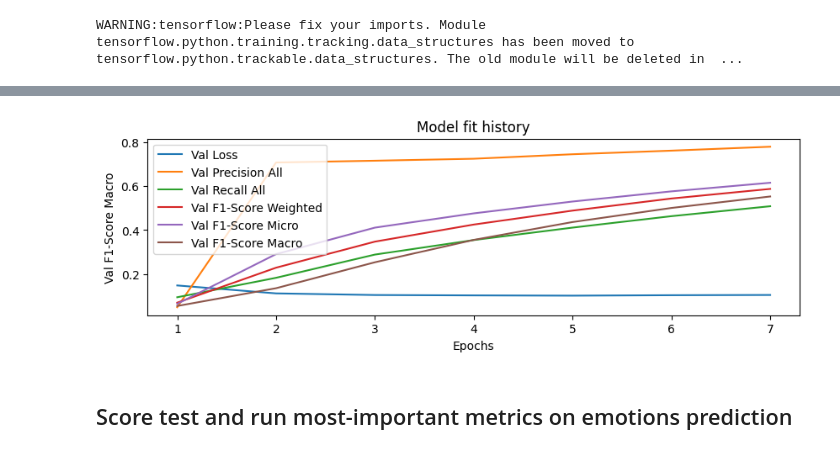
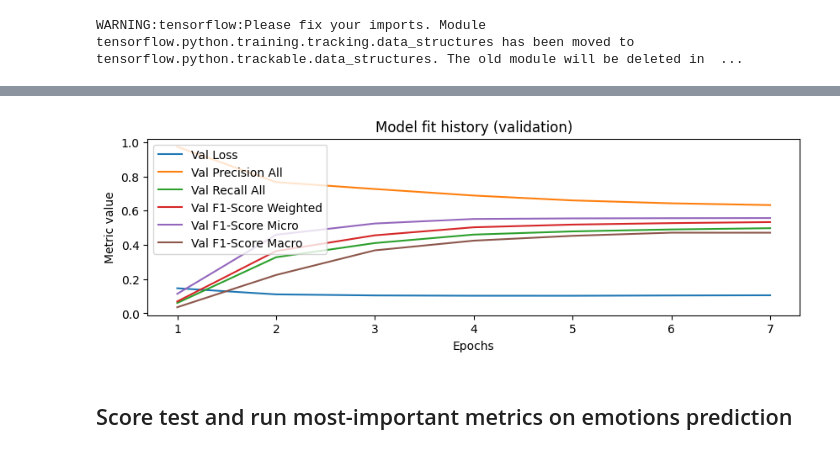
Before and after one commit to Shoomaher/sentiment-analysis, a Jupyter notebook: bert_model_v0.7.1.ipynb, the cells around one changed output, grey strips where cells are left out. Cells and saved outputs as stored; diff of their text form; code cells hidden in the pictures.

```diff
--- a/bert_model_v0.7.1.ipynb
+++ b/bert_model_v0.7.1.ipynb
@@ -130,16 +144,15 @@ f1_score_macro@0.5/all        0.51284
 # %%
-stats = history.history
-stats_plots = {
+val_stats = {
     'Val Loss': stats['val_loss'],
-    'Val Precision All': stats['precision@0.5/all'],
-    'Val Recall All': stats['recall@0.5/all'],
-    'Val F1-Score Weighted': stats['f1_score@0.5/all'],
-    'Val F1-Score Micro': stats['f1_score_micro@0.5/all'],
-    'Val F1-Score Macro': stats['f1_score_macro@0.5/all'],
+    'Val Precision All': stats['val_precision@0.5/all'],
+    'Val Recall All': stats['val_recall@0.5/all'],
+    'Val F1-Score Weighted': stats['val_f1_score@0.5/all'],
+    'Val F1-Score Micro': stats['val_f1_score_micro@0.5/all'],
+    'Val F1-Score Macro': stats['val_f1_score_macro@0.5/all'],
 }
-utils.plot_history(stats_plots)
+utils.plot_history(val_stats, title='Model fit history (validation)')
 # %% [output]
-[figure, old version]
+[figure, new version]
 # %% [markdown]
 ## Score test and run most-important metrics on emotions prediction
 # %%
```
Also changed, not shown: parts of 11 cells of this notebook, 1 other file.
